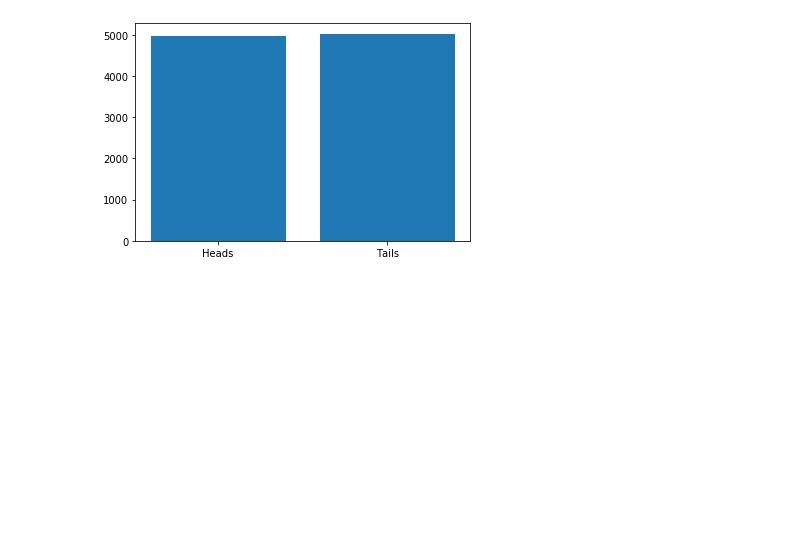
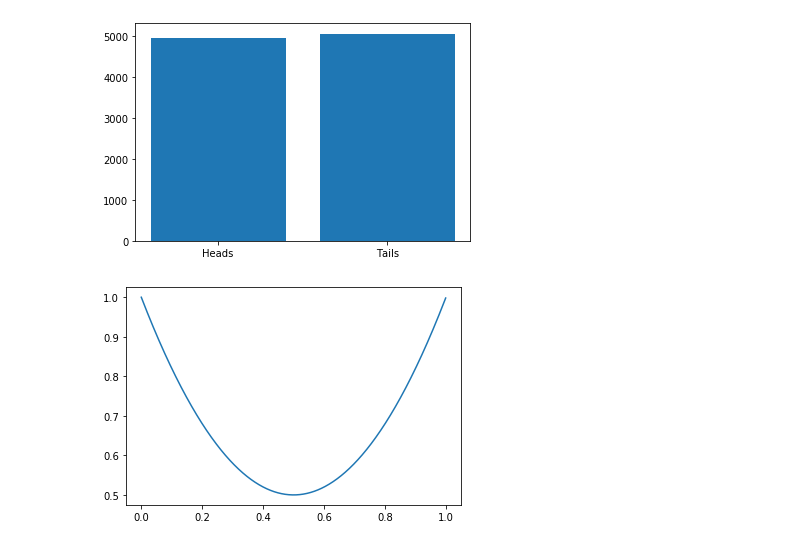
Before and after one commit to HJEGeorge/articles, a Jupyter notebook: biased_coin.ipynb, the cells around one changed output. Saved outputs shown, nothing was run; the diff lists cells and outputs as text; code cells hidden in the pictures; blank space fills up the shorter version.

```diff
--- a/biased_coin.ipynb
+++ b/biased_coin.ipynb
@@ -104,3 +106,11 @@ plt.xticks(x, ['Heads', 'Tails'])
 plt.show()
 # %% [output]
 [figure]
+# %%
+x = np.arange(0, 1, 1/1000)
+prob_func = lambda x: x**2 + (1 - x)**2
+y = [prob_func(i) for i in x]
+plt.plot(x, y)
+plt.show()
+# %% [output]
+[figure, added]
```
Also changed, not shown: parts of 9 cells of this notebook.
